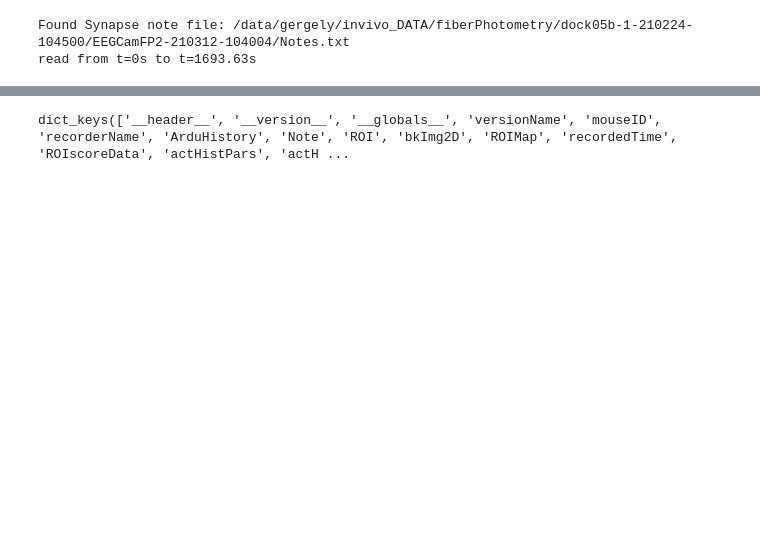
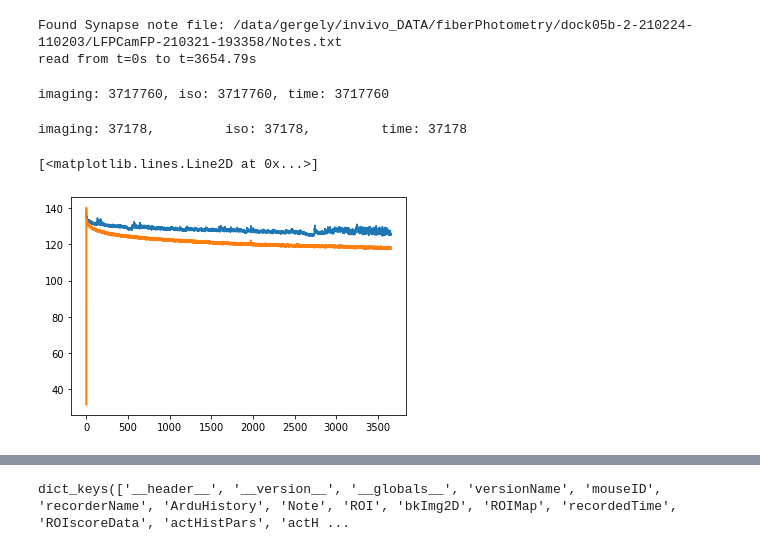
Before and after one commit to NovakHChen/fiberphotometry, a Jupyter notebook: notebooks/tester.ipynb, the cells around one changed output, grey strips where cells are left out. Drawn from its saved outputs; the diff is of its cells as text; code cells hidden in the pictures; blank space fills up the shorter version.

```diff
--- a/notebooks/tester.ipynb
+++ b/notebooks/tester.ipynb
@@ -8,6 +1,54 @@ from tdt import read_block
-# %%
-BLOCK_PATH = '/data/gergely/invivo_DATA/fiberPhotometry/dock05b-1-210224-104500/EEGCamFP2-210312-104004/'
-data = read_block(BLOCK_PATH)
-# %% [output]
-Found Synapse note file: /data/gergely/invivo_DATA/fiberPhotometry/dock05b-1-210224-104500/EEGCamFP2-210312-104004/Notes.txt
-read from t=0s to t=1693.63s
+# %%
+from os import chdir, listdir, walk
+chdir('/home/gergely/code/fiberphotometry/')
+import numpy as np
+import fiberphotometry as fp
+import behavior as beh
+from tdt import read_block
+
+%config Completer.use_jedi = False
+%matplotlib inline
+
+GCAMP = '_465N' # GCaMP channel (dynamic signal)
+ISOS = '_405N' # Isobestic channel (static signal)
+
+BLOCK_PATH = '/data/gergely/invivo_DATA/fiberPhotometry/dock05b-2-210224-110203/LFPCamFP-210321-193358/'
+data = read_block(BLOCK_PATH)
+# %% [output]
+Found Synapse note file: /data/gergely/invivo_DATA/fiberPhotometry/dock05b-2-210224-110203/LFPCamFP-210321-193358/Notes.txt
+read from t=0s to t=3654.79s
+# %%
+im_data = np.array(data.streams[GCAMP].data)
+iso_data = np.array(data.streams[ISOS].data)
+time_data = np.linspace(1, len(im_data), len(im_data)) / data.streams[GCAMP].fs
+print(f"imaging: {len(im_data)}, iso: {len(iso_data)}, time: {len(time_data)}")
+# %% [output]
+imaging: 3717760, iso: 3717760, time: 3717760
+# %%
+decimated_im = []
+decimated_iso = []
+decimated_time = []
+
+N = 100
+
+for i in range (0, len(im_data), N):
+    decimated_im.append(np.mean(im_data[i:i+N-1]))
+
+for i in range (0, len(iso_data), N):
+    decimated_iso.append(np.mean(iso_data[i:i+N-1]))
+
+for i in range (0, len(time_data), N):
+    decimated_time.append(np.mean(time_data[i:i+N-1]))
+
+print(f"imaging: {len(decimated_im)}, \
+        iso: {len(decimated_iso)}, \
+        time: {len(decimated_time)}")
+# %% [output]
+imaging: 37178,         iso: 37178,         time: 37178
+# %%
+ax = plt.gca()
+ax.plot(decimated_time, decimated_im)
+ax.plot(decimated_time, decimated_iso)
+# %% [output]
+[<matplotlib.lines.Line2D at 0x...>]
+[figure, added]
```
Also changed, not shown: parts of 44 cells of this notebook, 3 other files.
